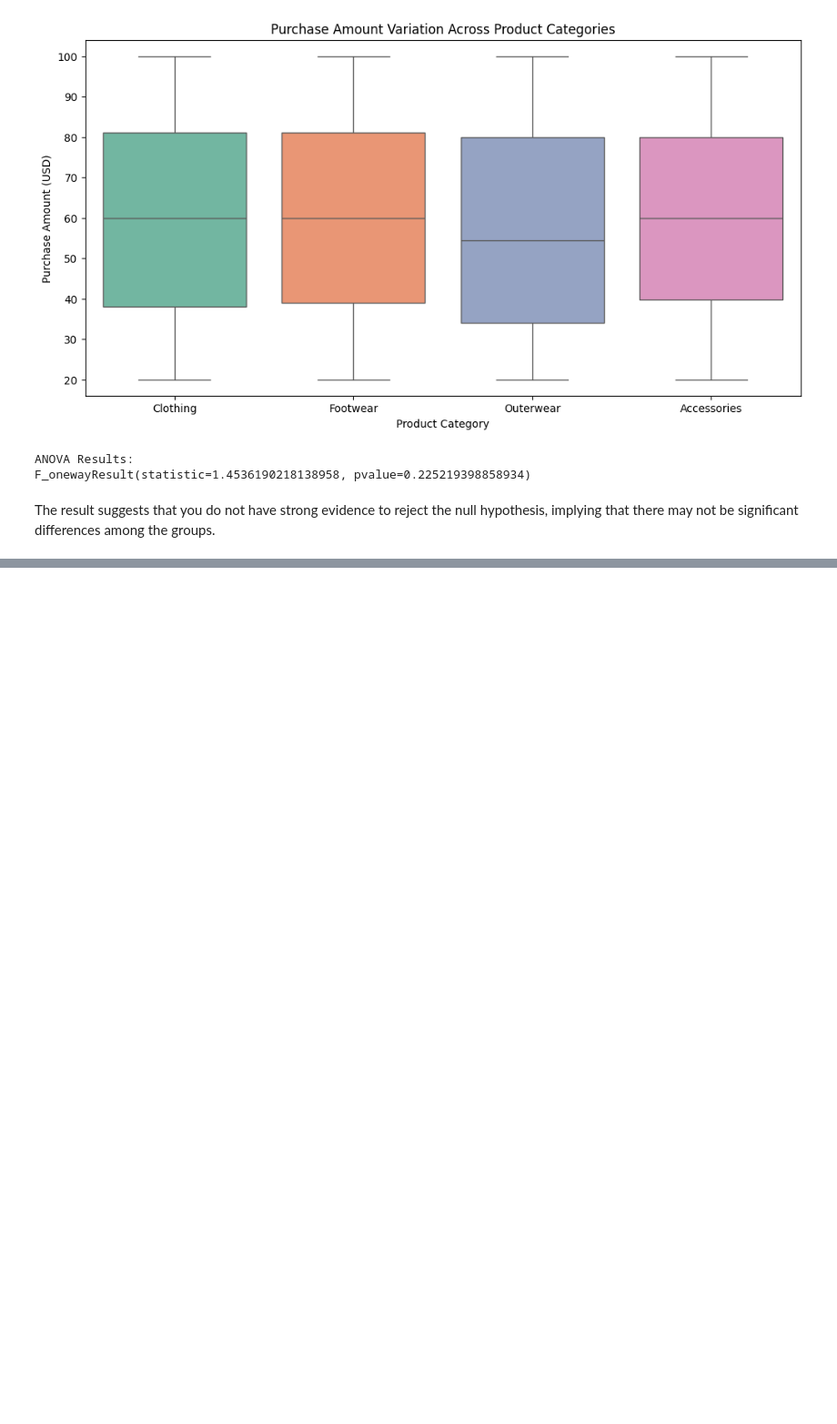
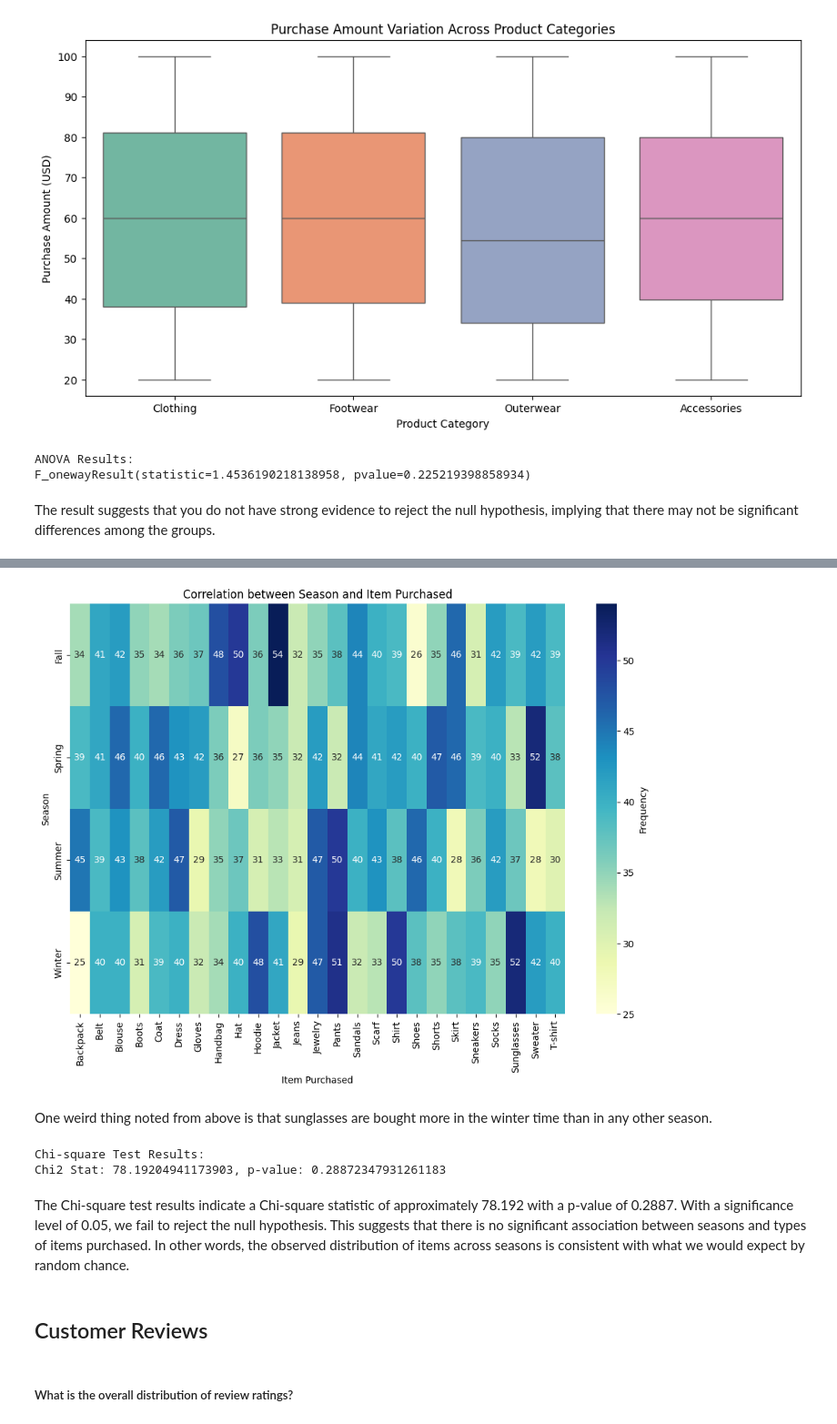
Before and after one commit to melvinquashie/Consumer-Behavior-and-Shopping-Habits, a Jupyter notebook: Consumer Behavior and Shopping Habits/Untitled-1.ipynb, the cells around one changed output, grey strips where cells are left out. Shown at 91% size. Cells and saved outputs as stored; diff of their text form; code cells hidden in the pictures; blank space fills up the shorter version.

Commit message:
Start Customer review analysis. Question being answered: What is the distribution of review ratings?

```diff
--- a/Consumer Behavior and Shopping Habits/Untitled-1.ipynb
+++ b/Consumer Behavior and Shopping Habits/Untitled-1.ipynb
@@ -518,0 +521,7 @@ The result suggests that you do not have strong evidence to reject the null hypo
+# %%
+# Cross-Tabulation:
+# Create a cross-tabulation (also known as a contingency table) to display the frequency distribution of item categories for each season.
+
+cross_tab = pd.crosstab(shopping_trends['Season'], shopping_trends['Item Purchased'])
+print("Cross-Tabulation of Season and Item Purchased:")
+print(cross_tab)
@@ -518,0 +546,33 @@ The result suggests that you do not have strong evidence to reject the null hypo
+# %%
+#Visualization:
+# Create a heatmap to visualize the relationship between seasons and the types of items purchased.
+
+plt.figure(figsize=(12, 8))
+sns.heatmap(cross_tab, cmap="YlGnBu", annot=True, fmt='d', cbar_kws={'label': 'Frequency'})
+plt.title('Correlation between Season and Item Purchased')
+plt.xlabel('Item Purchased')
+plt.ylabel('Season')
+plt.show()
+# %% [output]
+[figure, added]
+# %% [markdown]
+One weird thing noted from above is that sunglasses are bought more in the winter time than in any other season.
+# %%
+# Statistical Tests (Optional):
+# Perform statistical tests, such as the Chi-square test, to assess the independence between seasons and types of items purchased.
+
+from scipy.stats import chi2_contingency
+
+# Chi-square test
+chi2_stat, p_value, _, _ = chi2_contingency(cross_tab)
+print("Chi-square Test Results:")
+print(f"Chi2 Stat: {chi2_stat}, p-value: {p_value}")
+# %% [output]
+Chi-square Test Results:
+Chi2 Stat: 78.19204941173903, p-value: 0.28872347931261183
+# %% [markdown]
+The Chi-square test results indicate a Chi-square statistic of approximately 78.192 with a p-value of 0.2887. With a significance level of 0.05, we fail to reject the null hypothesis. This suggests that there is no significant association between seasons and types of items purchased. In other words, the observed distribution of items across seasons is consistent with what we would expect by random chance.
+# %% [markdown]
+## Customer Reviews
+# %% [markdown]
+##### What is the overall distribution of review ratings?
```
Also changed, not shown: parts of 4 cells of this notebook.
